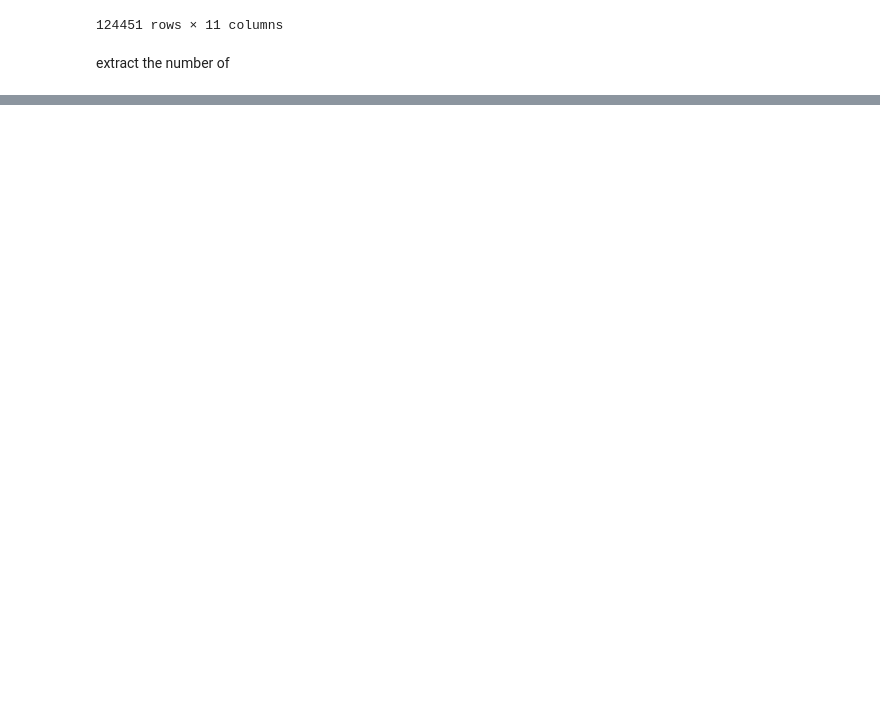
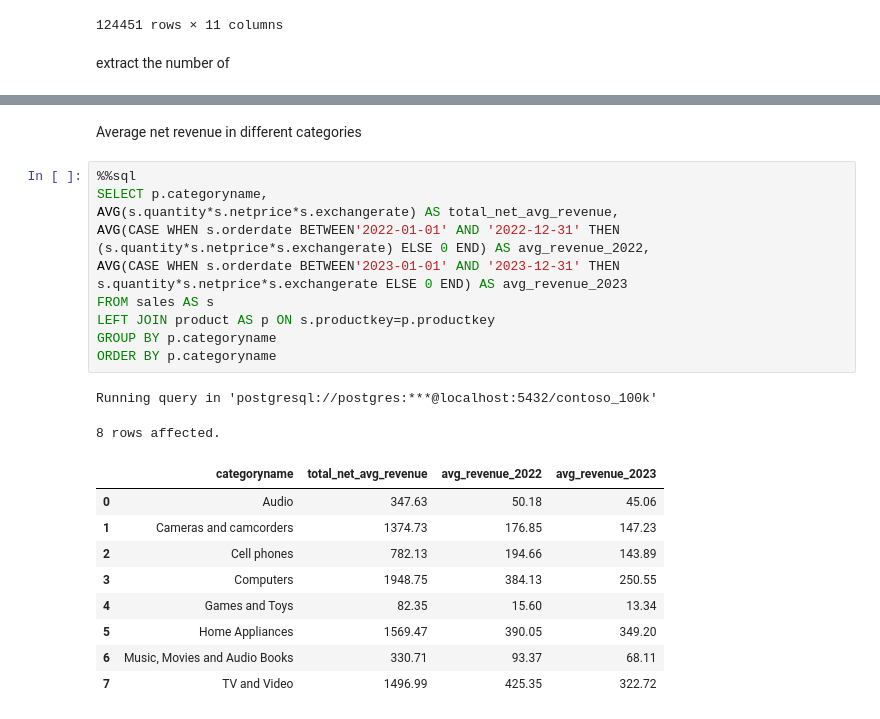
Before and after one commit to ahmadkhanzadeh/AI_Data_Analyzing, a Jupyter notebook: contaso.ipynb, the cells around one changed output, grey strips where cells are left out. Cells and saved outputs as stored; diff of their text form; blank space fills up the shorter version.

```diff
--- a/contaso.ipynb
+++ b/contaso.ipynb
@@ -207,0 +303,24 @@ extract the number of
+# %% [markdown]
+Average net revenue in different categories
+# %%
+%%sql
+SELECT p.categoryname,
+AVG(s.quantity*s.netprice*s.exchangerate) AS total_net_avg_revenue,
+AVG(CASE WHEN s.orderdate BETWEEN'2022-01-01' AND '2022-12-31' THEN (s.quantity*s.netprice*s.exchangerate) ELSE 0 END) AS avg_revenue_2022,
+AVG(CASE WHEN s.orderdate BETWEEN'2023-01-01' AND '2023-12-31' THEN s.quantity*s.netprice*s.exchangerate ELSE 0 END) AS avg_revenue_2023
+FROM sales AS s
+LEFT JOIN product AS p ON s.productkey=p.productkey
+GROUP BY p.categoryname
+ORDER BY p.categoryname
+# %% [output]
+Running query in 'postgresql://postgres:***@localhost:5432/contoso_100k'
+8 rows affected.
+|  | categoryname | total_net_avg_revenue | avg_revenue_2022 | avg_revenue_2023 |
+| 0 | Audio | 347.63 | 50.18 | 45.06 |
+| 1 | Cameras and camcorders | 1374.73 | 176.85 | 147.23 |
+| 2 | Cell phones | 782.13 | 194.66 | 143.89 |
+| 3 | Computers | 1948.75 | 384.13 | 250.55 |
+| 4 | Games and Toys | 82.35 | 15.60 | 13.34 |
+| 5 | Home Appliances | 1569.47 | 390.05 | 349.20 |
+| 6 | Music, Movies and Audio Books | 330.71 | 93.37 | 68.11 |
+| 7 | TV and Video | 1496.99 | 425.35 | 322.72 |
```
Also changed, not shown: parts of 7 cells of this notebook.
